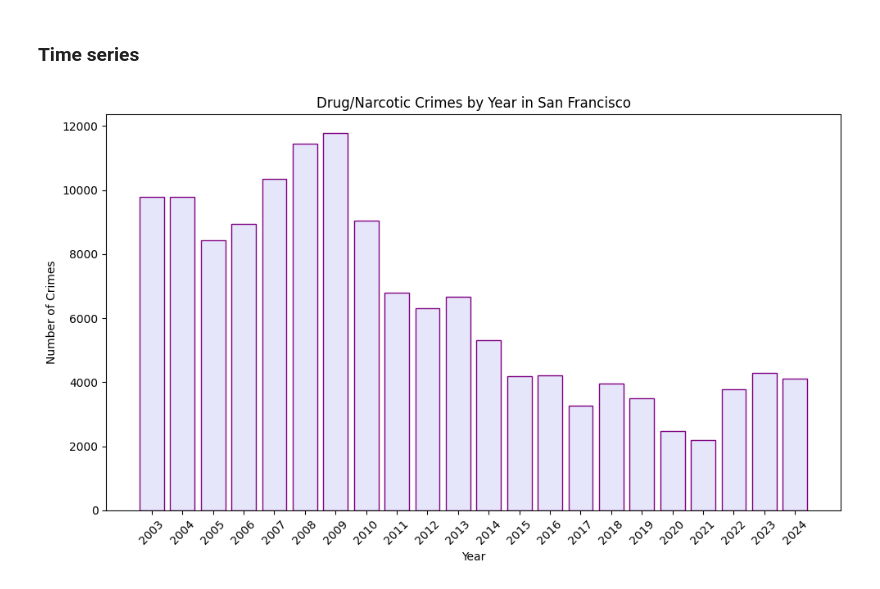
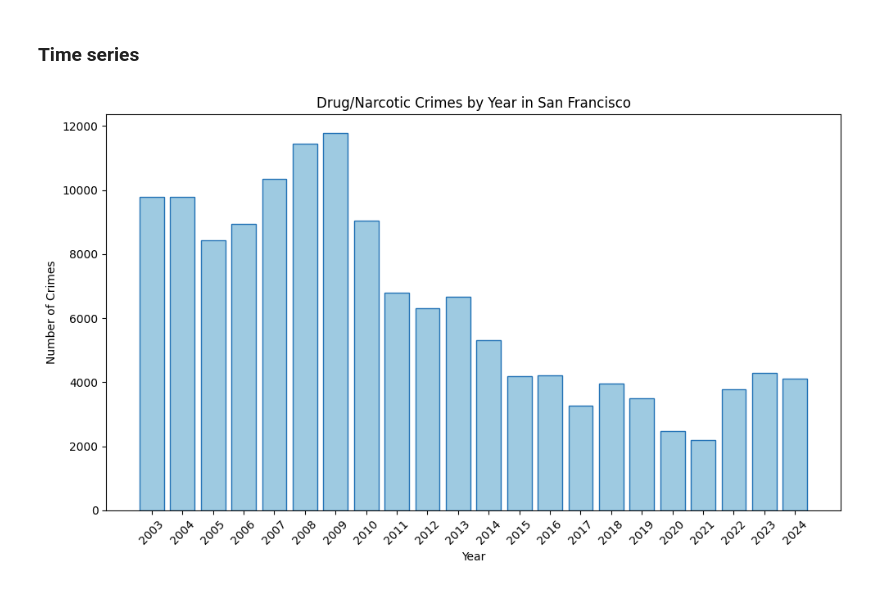
Before and after one commit to AleksandarLukic96/02806_Social_Data, a Jupyter notebook: notebooks/A2_1_Time_Series.ipynb, the cells around one changed output. Cells and saved outputs as stored; diff of their text form; code cells hidden in the pictures.

```diff
--- a/notebooks/A2_1_Time_Series.ipynb
+++ b/notebooks/A2_1_Time_Series.ipynb
@@ -20,17 +20,24 @@ df_drug = df[df['Category'] == 'DRUG/NARCOTIC'].copy()
 # %% [markdown]
 ### Time series
 # %%
-# Year-by-year
+import matplotlib.pyplot as plt
+
+# Year-by-year aggregation: count crimes per year
 yearly_counts = df_drug.groupby('Year').size().reset_index(name='Count')
 
-# Time series
+# Create the time series bar chart
 plt.figure(figsize=(10, 6))
-plt.bar(yearly_counts['Year'], yearly_counts['Count'], color='lavender', edgecolor='purple')
+plt.bar(yearly_counts['Year'], yearly_counts['Count'], color='#9ecae1', edgecolor='#2171b5')
 plt.title('Drug/Narcotic Crimes by Year in San Francisco')
 plt.xlabel('Year')
 plt.ylabel('Number of Crimes')
 plt.xticks(yearly_counts['Year'], rotation=45)
 plt.tight_layout()
+
+# Save the figure to a file
+plt.savefig("../plots/drug_crimes_by_year.png", dpi=300)
+
+# Display the figure in the notebook
 plt.show()
 # %% [output]
-[figure, old version]
+[figure, new version]
```
Also changed, not shown: 6 other files.
